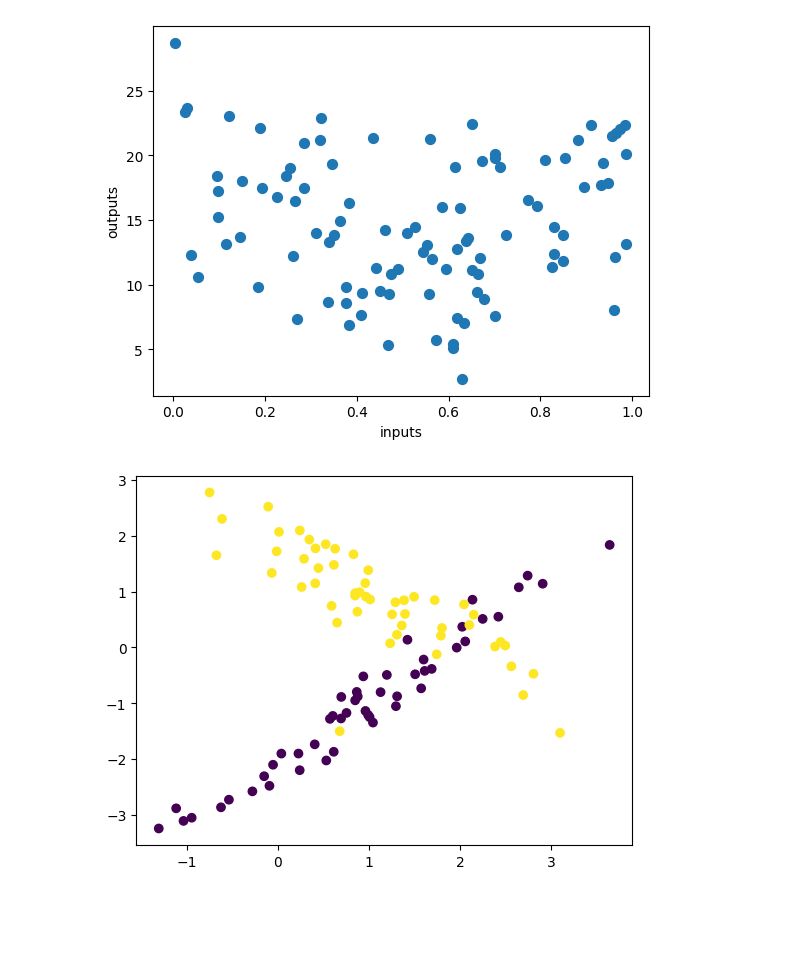
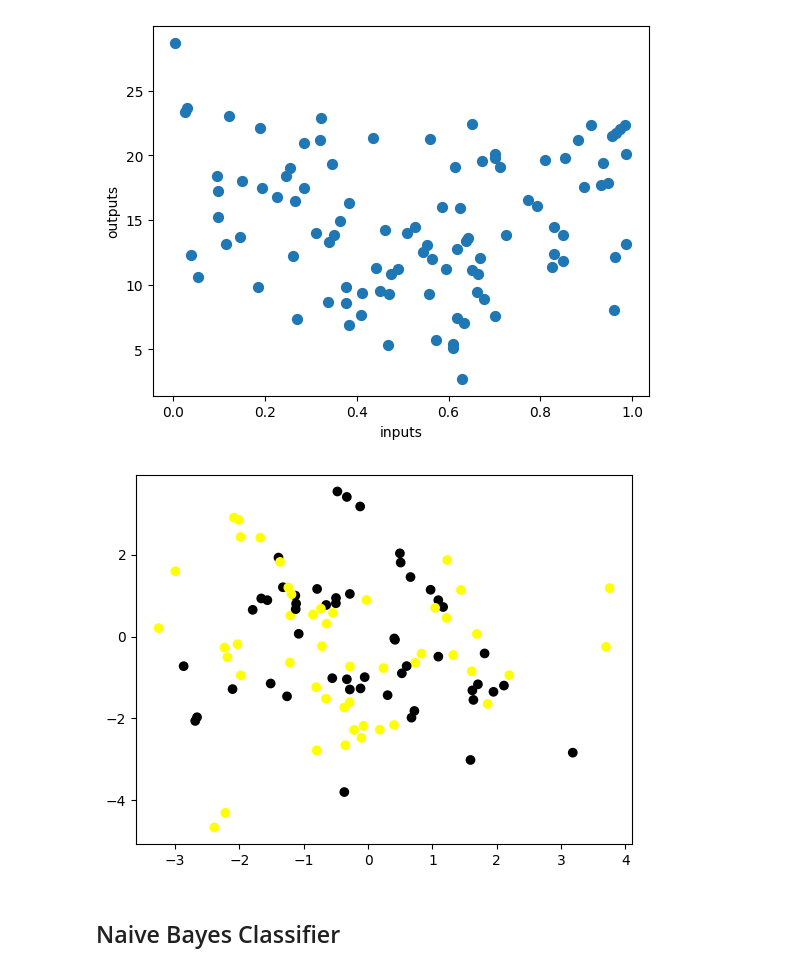
Before and after one commit to Kulekule2003/ML-notebooks, a Jupyter notebook: Supervised learning.ipynb, the cells around one changed output. Cells and saved outputs as stored; diff of their text form; code cells hidden in the pictures; blank space fills up the shorter version.

Commit message:
gaussian naive bayes using make classification dataset, with diifferent train_split

```diff
--- a/Supervised learning.ipynb
+++ b/Supervised learning.ipynb
@@ -13,6 +14,8 @@ from sklearn.model_selection import train_test_split
 from sklearn.datasets import load_breast_cancer, make_classification, make_blobs
 # %%
 flower_data = pd.read_table('datasets/fruit_data_with_colors.txt')
+
+color_map =ListedColormap(['#FFFF00', '#00FF00', '#0000FF','#000000'])
 # %%
 flower_data.tail()
 # %% [output]
@@ -73,13 +76,16 @@ plt.show()
 
 X_3, y_3 = make_classification(
     n_samples = 100,
-    n_features = 2,
-    n_informative = 2,
-    n_redundant = 0,
-    n_clusters_per_class = 2
+    n_features = 4,
+    n_informative = 3,
+    n_redundant = 1,
+    n_clusters_per_class = 4,
+    random_state = 0
 )
 # %%
-plt.scatter(X_3[:,0], X_3[:,1],c=y_3, marker ='o')
+plt.scatter(X_3[:,0], X_3[:,1],c=y_3, marker ='o',cmap=color_map)
 plt.show()
 # %% [output]
-[figure, old version]
+[figure, new version]
+# %% [markdown]
+## Naive Bayes Classifier
```
Also changed, not shown: parts of 3 cells of this notebook.
